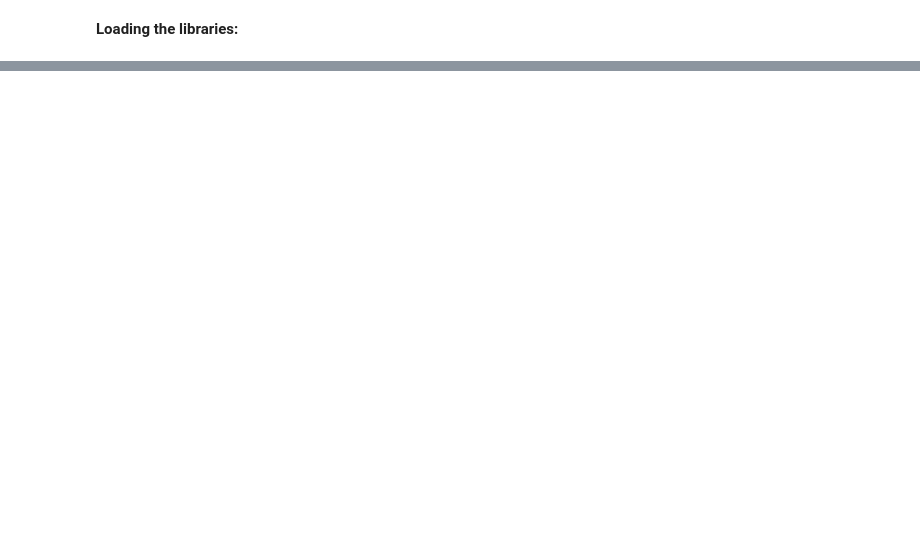
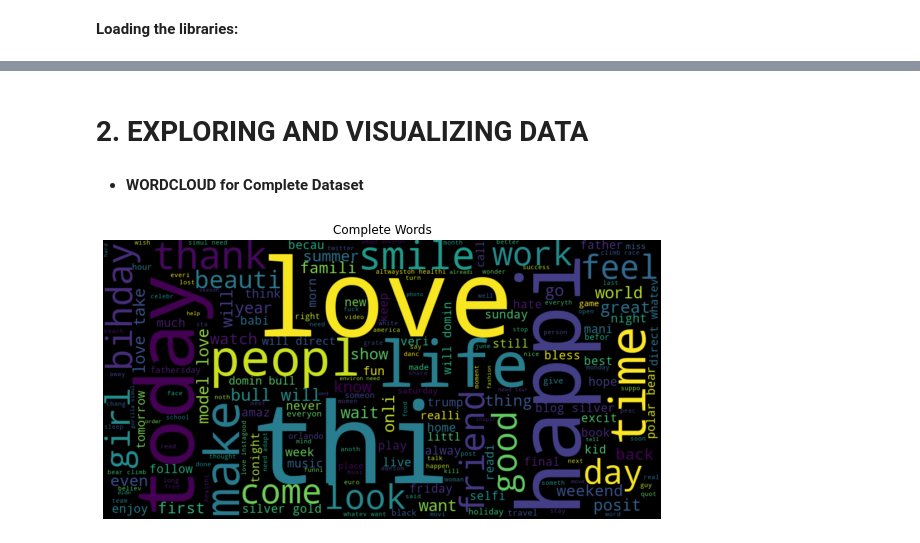
Before and after one commit to gunjapandey/twitter-sentiment-analysis, a Jupyter notebook: Twitter_Sentiment_analysis.ipynb, the cells around one changed output, grey strips where cells are left out. Drawn from its saved outputs; the diff is of its cells as text; code cells hidden in the pictures; blank space fills up the shorter version.

```diff
--- a/Twitter_Sentiment_analysis.ipynb
+++ b/Twitter_Sentiment_analysis.ipynb
@@ -252,0 +90,25 @@ submission.to_csv('sub_lreg_bow.csv', index=False)
+# %%
+def remove_pattern(input_text,pattern):
+  r=re.findall(pattern,input_text)
+  for i in r:
+    input_text=re.sub(i,'',input_text)
+  return input_text
+# %%
+comb['tidy_tweet']=np.vectorize(remove_pattern)(comb['tweet'],"@[\w]*") # Removing @user
+comb['tidy_tweet']=comb['tidy_tweet'].str.replace("[^a-zA-Z#]"," ") # Removing puntutations
+comb['tidy_tweet']=comb['tidy_tweet'].apply(lambda x: ' '.join([w for w in x.split() if len(w)>3]))
+
+#tokenizing
+tokenized_tweet=comb['tidy_tweet'].apply(lambda x: x.split())
+tokenized_tweet.head()
+
+# Normaliing the tweets
+from nltk.stem.porter import *
+stemmer=PorterStemmer()
+tokenized_tweet=tokenized_tweet.apply(lambda x: [stemmer.stem(i) for i in x])
+
+#Detokenizer
+for i in range(len(tokenized_tweet)):
+  tokenized_tweet[i]=' '.join(tokenized_tweet[i])
+comb['tidy_tweet']=tokenized_tweet
+comb.head(10)
@@ -252,0 +127,16 @@ submission.to_csv('sub_lreg_bow.csv', index=False)
+# %% [markdown]
+# **2. EXPLORING AND VISUALIZING DATA**
+# %% [markdown]
+
+* **WORDCLOUD for Complete Dataset**
+# %%
+all_words=''.join([text for text in comb['tidy_tweet']])
+from wordcloud import WordCloud
+wordcloud = WordCloud(width=1000,height=500,random_state=21,max_font_size=200).generate(all_words)
+plt.figure(figsize=(10,7))
+plt.imshow(wordcloud,interpolation="bilinear")
+plt.axis('off')
+plt.title('Complete Words')
+plt.show()
+# %% [output]
+[figure, added]
```
Also changed, not shown: parts of 63 cells of this notebook.
